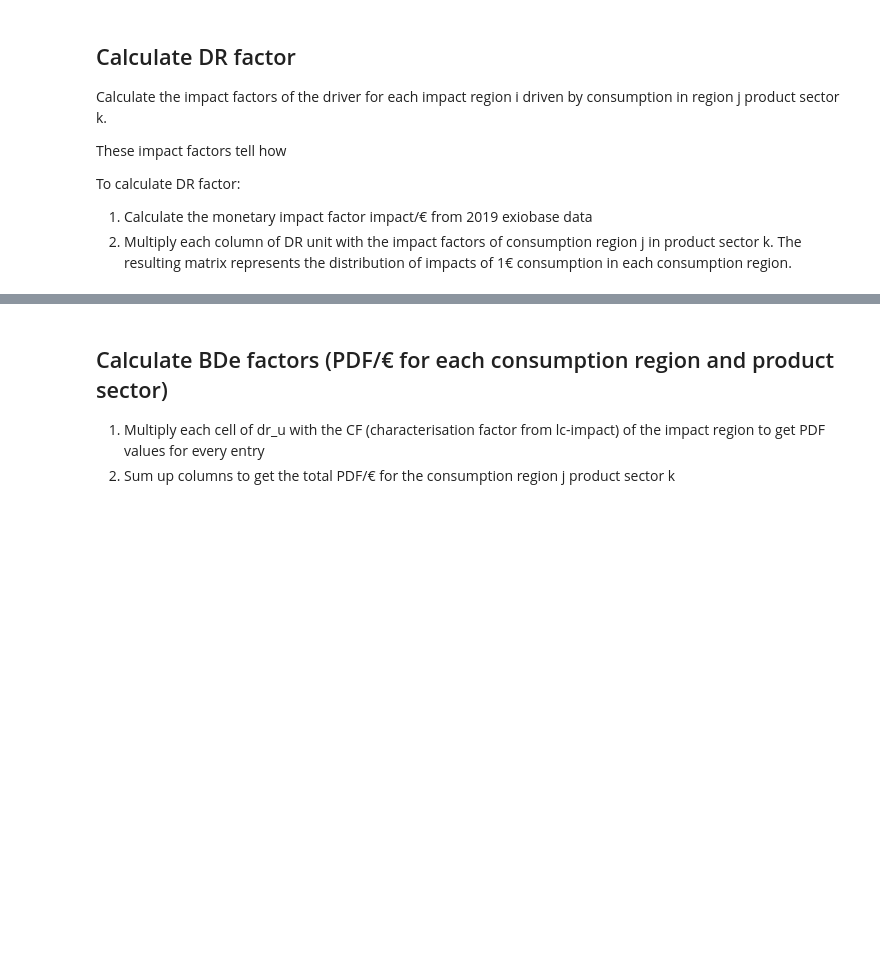
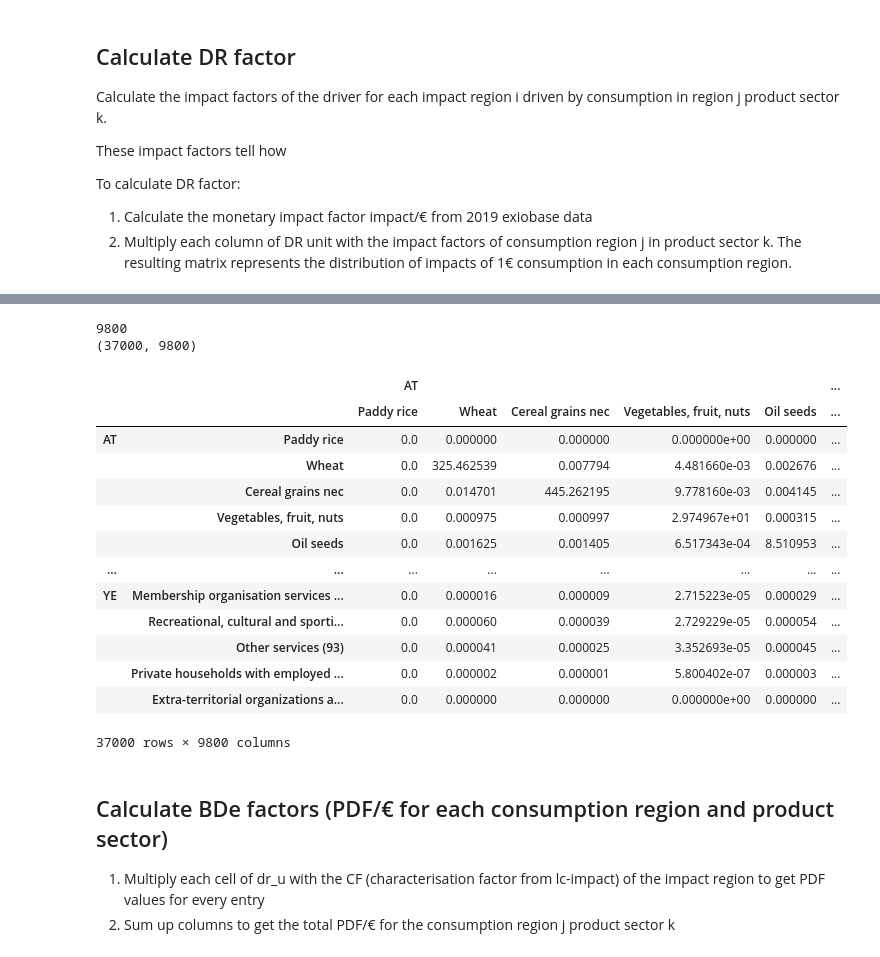
Before and after one commit to tterimaa/pdf-calculation, a Jupyter notebook: pdf-pollution-ozone.ipynb, the cells around one changed output, grey strips where cells are left out. Drawn from its saved outputs; the diff is of its cells as text; code cells hidden in the pictures; blank space fills up the shorter version.

```diff
--- a/pdf-pollution-ozone.ipynb
+++ b/pdf-pollution-ozone.ipynb
@@ -506,16 +510,33 @@ exio3_19.calc_all()
 # %%
 # use 2019 impact factors for calculating dr_f
 # calculate dr_f - share of the driver of biodiversity loss in impact region i from the total amount of the driver that is driven by consumption in consumption region j, product sector k
 
 dr_f_nmvoc = dr_u_nmvoc.copy()
-total_nmvoc = exio3_19.diag_nox.M.loc["NMVOC - combustion - air"]
+total_nmvoc = exio3_19.satellite.M.loc["NMVOC - combustion - air"]
 scalars = total_nmvoc.to_numpy() # multipliers for each column
 print(len(scalars))
 print(dr_u_nmvoc.shape)
 
 # multiply each column of dr_u by the respective column value from exio3_19 impact factors
 dr_f_nmvoc = dr_f_nmvoc * scalars # same as dr_f * diag(scalars) but more efficient with numpy broadcasting
 dr_f_nmvoc
+# %% [output]
+9800
+(37000, 9800)
+|  |  | AT |  |  |  |  | ... |
+|  |  | Paddy rice | Wheat | Cereal grains nec | Vegetables, fruit, nuts | Oil seeds | ... |
+| AT | Paddy rice | 0.0 | 0.000000 | 0.000000 | 0.000000e+00 | 0.000000 | ... |
+|  | Wheat | 0.0 | 325.462539 | 0.007794 | 4.481660e-03 | 0.002676 | ... |
+|  | Cereal grains nec | 0.0 | 0.014701 | 445.262195 | 9.778160e-03 | 0.004145 | ... |
+|  | Vegetables, fruit, nuts | 0.0 | 0.000975 | 0.000997 | 2.974967e+01 | 0.000315 | ... |
+|  | Oil seeds | 0.0 | 0.001625 | 0.001405 | 6.517343e-04 | 8.510953 | ... |
+| ... | ... | ... | ... | ... | ... | ... | ... |
+| YE | Membership organisation services ... | 0.0 | 0.000016 | 0.000009 | 2.715223e-05 | 0.000029 | ... |
+|  | Recreational, cultural and sporti... | 0.0 | 0.000060 | 0.000039 | 2.729229e-05 | 0.000054 | ... |
+|  | Other services (93) | 0.0 | 0.000041 | 0.000025 | 3.352693e-05 | 0.000045 | ... |
+|  | Private households with employed ... | 0.0 | 0.000002 | 0.000001 | 5.800402e-07 | 0.000003 | ... |
+|  | Extra-territorial organizations a... | 0.0 | 0.000000 | 0.000000 | 0.000000e+00 | 0.000000 | ... |
+37000 rows × 9800 columns
 # %% [markdown]
 ## Calculate BDe factors (PDF/€ for each consumption region and product sector)
 
```
Also changed, not shown: parts of 9 cells of this notebook, 1 other file.
